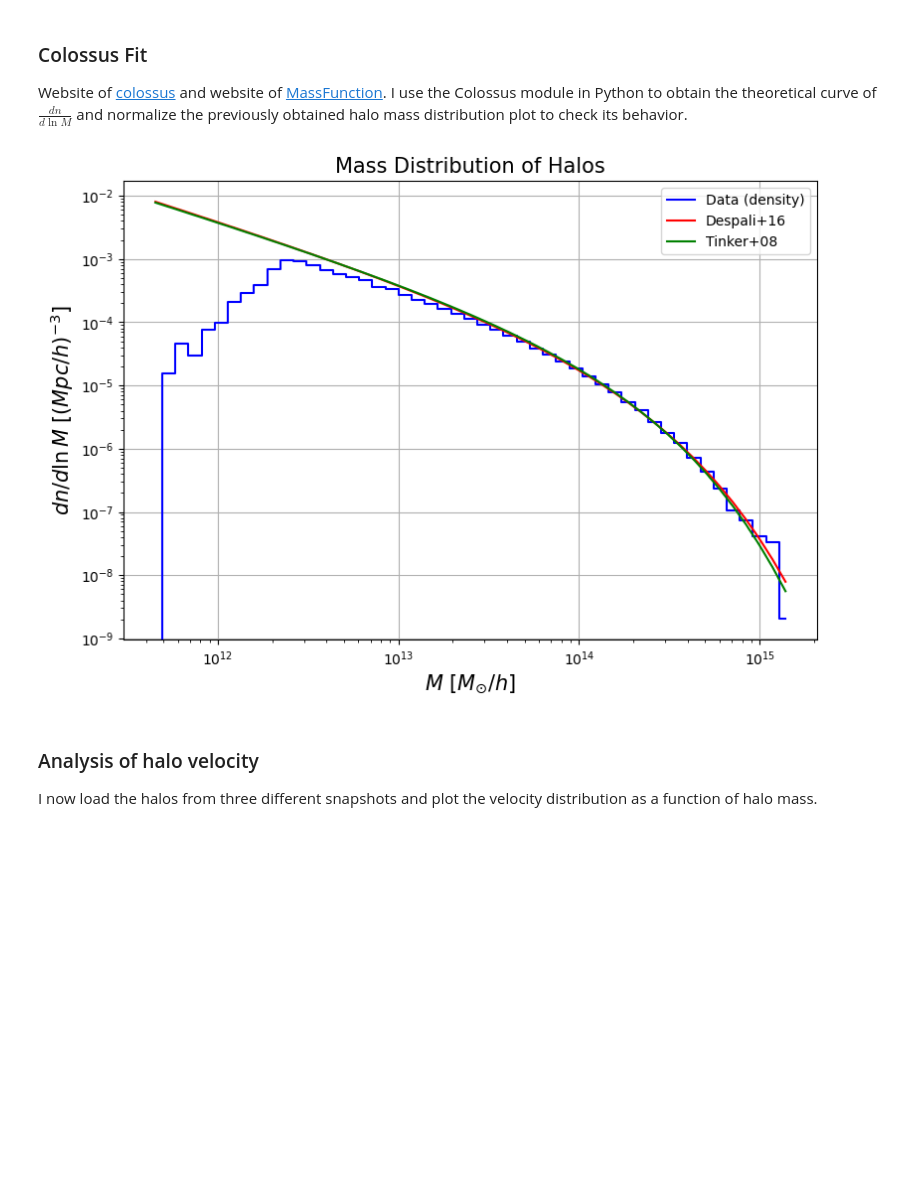
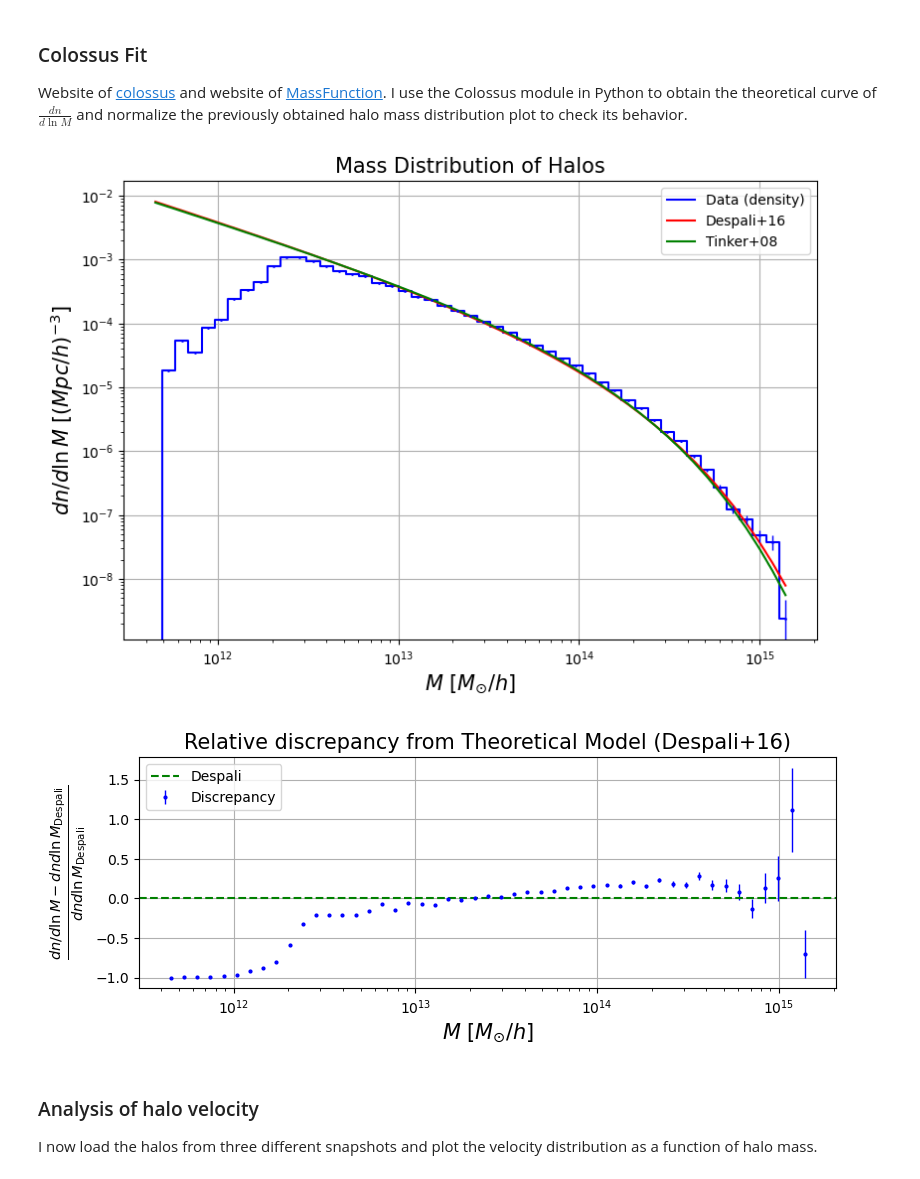
Before and after one commit to matteopicciolini/MasterThesis, a Jupyter notebook: DataAnalysis.ipynb, the cells around one changed output. Saved outputs shown, nothing was run; the diff lists cells and outputs as text; code cells hidden in the pictures; blank space fills up the shorter version.

```diff
--- a/DataAnalysis.ipynb
+++ b/DataAnalysis.ipynb
@@ -73,53 +75,90 @@ Reading AllSkyMock_snap_048_3.bin0
 ### Colossus Fit
 Website of [colossus](https://bdiemer.bitbucket.io/colossus/lss_mass_function.html) and website of [MassFunction](https://bdiemer.bitbucket.io/colossus/lss_mass_function.html#lss.mass_function.massFunction). I use the Colossus module in Python to obtain the theoretical curve of $ \frac{dn}{d\ln M} $ and normalize the previously obtained halo mass distribution plot to check its behavior.
 # %%
+import numpy as np
+import matplotlib.pyplot as plt
+from astropy.cosmology import Planck18 as cosmo
+
 cosmo = cosmology.setCosmology('planck18')
 
 # Load data using numpy, ignoring the first comment row
 data = np.loadtxt('new_cosmoint_results.txt', skiprows=1)
-np.savetxt('new_cosmoint_results.csv', data, delimiter=',', header='col1,col2,col3,...', comments='')
-dx = data[:, -3]
+R_1 = data[:, 3] * 1e-3  # kpc/h -->  Mpc/h
+R_2 = data[:, 4] * 1e-3
+
 index = np.where(data[:, 0] == snapshot_number)[0][0]
 z = data[index, 1]
-L_box_2 = np.sum(dx[:index]) * (10**(-3))
-index = np.where(data[:, 0] == snapshot_number+1)[0][0]
-L_box_1 = np.sum(dx[:index]) * (10**(-3))
 
 # Simulation box volume (in Mpc^3/h^3)
-volume = (L_box_2**3 - L_box_1**3)
-masses = (halos.mass * (10**10))
+volume =  4/3 * np.pi * (R_2[index]**3 - R_1[index]**3)
+masses = (halos.mass * (1e10))
 
 # Mass range to calculate the mass function
 mass_bins = np.logspace(np.log10(masses.min()), np.log10(masses.max()), 50)
 bin_centers = 0.5 * (mass_bins[1:] + mass_bins[:-1])
+dlnM = np.log(mass_bins[1:] / mass_bins[:-1])
 
 # Calculate the mass function according to Despali et al. (2016)
 dndlnm = mass_function.massFunction(bin_centers, z=z, mdef='200c', model='despali16', q_out='dndlnM')
 dndlnm2 = mass_function.massFunction(bin_centers, z=z, mdef='200c', model='tinker08', q_out='dndlnM')
 
-# Create the plot
+# Create the first plot
 plt.figure(figsize=(9, 6))
-hist_counts, bins = np.histogram(halos.mass * (10**10), bins=mass_bins)
+
+hist_counts, bins = np.histogram(halos.mass * (1e10), bins=mass_bins)
 
 # Calculate the histogram without normalization
 hist, bin_edges = np.histogram(masses, bins=mass_bins)
 # Convert to number density
-hist_density = hist_counts / volume
+hist_density = hist_counts / volume / dlnM
+poisson_error = np.sqrt(hist_counts) / volume / dlnM
 
+# Plot data and theory
 plt.plot(bin_centers, hist_density, drawstyle='steps-mid', color='blue', label='Data (density)')
-plt.plot(bin_centers, dndlnm, label='Despali+16', color = 'red')
-plt.plot(bin_centers, dndlnm2, label='Tinker+08', color = 'green')
+plt.plot(bin_centers, dndlnm, label='Despali+16', color='red')
+plt.plot(bin_centers, dndlnm2, label='Tinker+08', color='green')
+
+plt.errorbar(
+    bin_centers,            # Ascisse (centri dei bin)
+    hist_density,           # Dati (densità numerica)
+    yerr=poisson_error,     # Barre di errore
+    fmt='o',                # Marker per i punti dati
+    color='blue',           # Colore
+    markersize=1,
+    lw=1
+)
 
 plt.xscale('log')
 plt.yscale('log')
 plt.xlabel(r'$M$ [$M_{\odot}/h$]', fontsize=15)
 plt.ylabel(r'$dn/d\ln M$ [$(Mpc/h)^{-3}$]', fontsize=15)
 plt.title('Mass Distribution of Halos', fontsize=15)
 plt.legend()
 plt.grid()
+
+# Create the second plot (discrepancy with theory)
+plt.figure(figsize=(9, 3))
+
+# Discrepancy from the theory
+discrepancy = (hist_density - dndlnm) / dndlnm  # Relative difference with Despali+16
+discrepancy_error = poisson_error / dndlnm  # Error propagated in the relative difference
+
+# Plot the discrepancy with error bars
+plt.errorbar(bin_centers, discrepancy, yerr=discrepancy_error, fmt='o', lw=1, color='blue', markersize=2, label='Discrepancy')
+plt.axhline(0, color='green', linestyle='--', label='Despali')
+
+plt.xscale('log')
+plt.yscale('linear')
+plt.xlabel(r'$M$ [$M_{\odot}/h$]', fontsize=15)
+plt.ylabel(r'$\frac{dn/d\ln M - dnd\ln M_{\rm Despali}}{dnd\ln M_{\rm Despali}}$', fontsize=15)
+plt.title('Relative discrepancy from Theoretical Model (Despali+16)', fontsize=15)
+plt.legend()
+plt.grid()
+
 plt.show()
 # %% [output]
-[figure, old version]
+[figure, new version]
+[figure, added]
 # %% [markdown]
 ### Analysis of halo velocity
 I now load the halos from three different snapshots and plot the velocity distribution as a function of halo mass.
```
Also changed, not shown: parts of 7 cells of this notebook.
